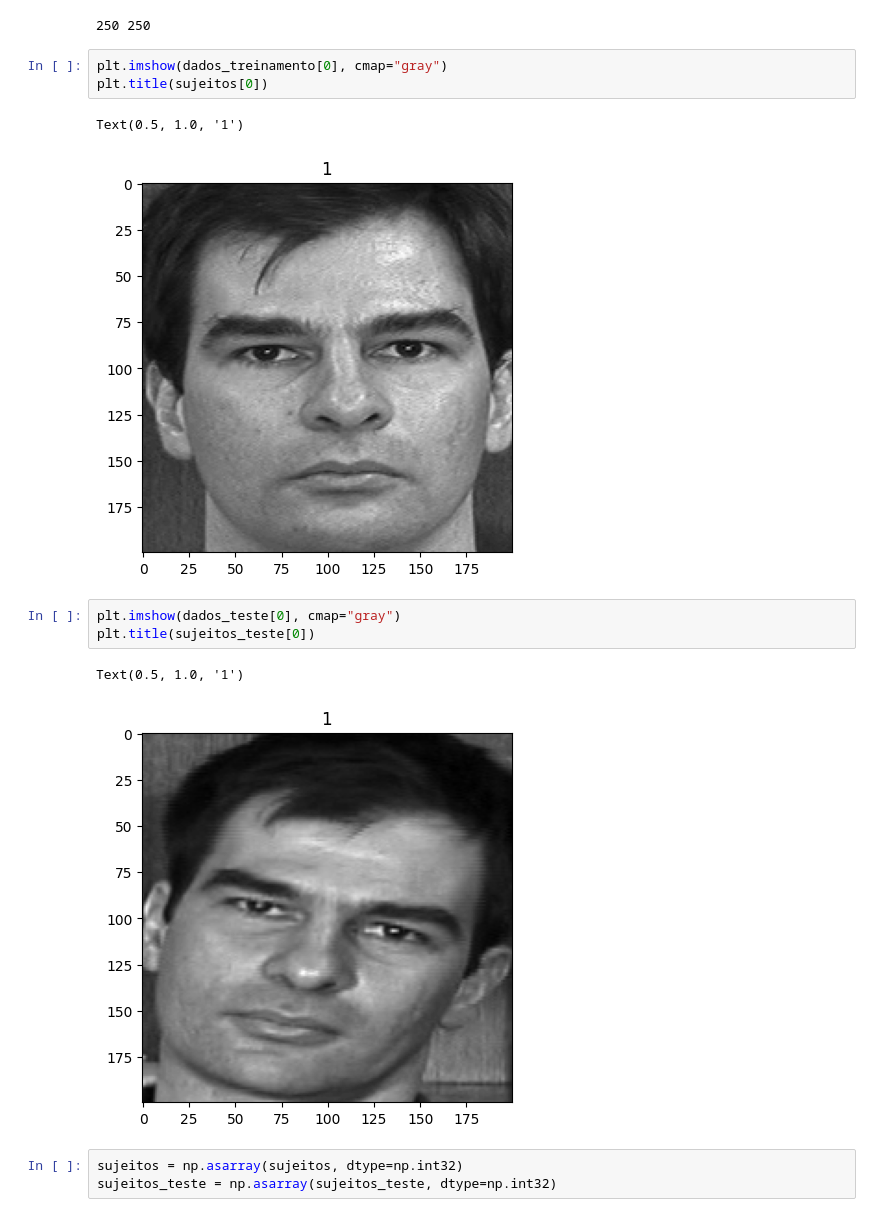
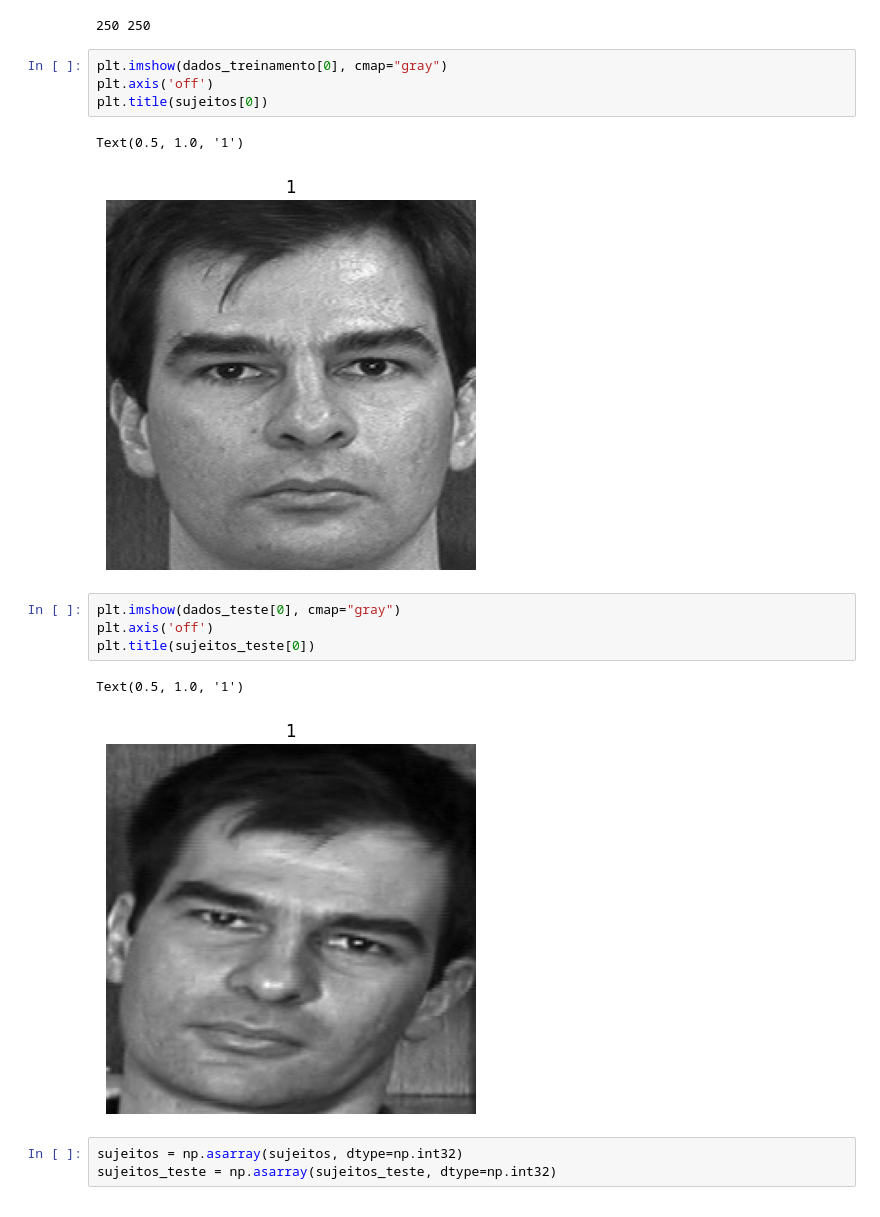
Before and after one commit to goosekiing/analise-e-classificacao-de-faces-visao-computacional-com-opencv, a Jupyter notebook: project-11.ipynb, the cells around one changed output. Drawn from its saved outputs; the diff is of its cells as text.

```diff
--- a/project-11.ipynb
+++ b/project-11.ipynb
@@ -107,16 +110,18 @@ print(len(dados_teste), len(sujeitos_teste))
 250 250
 # %%
 plt.imshow(dados_treinamento[0], cmap="gray")
+plt.axis('off')
 plt.title(sujeitos[0])
 # %% [output]
 Text(0.5, 1.0, '1')
-[figure, old version]
+[figure, new version]
 # %%
 plt.imshow(dados_teste[0], cmap="gray")
+plt.axis('off')
 plt.title(sujeitos_teste[0])
 # %% [output]
 Text(0.5, 1.0, '1')
-[figure, old version]
+[figure, new version]
 # %%
 sujeitos = np.asarray(sujeitos, dtype=np.int32)
 sujeitos_teste = np.asarray(sujeitos_teste, dtype=np.int32)
```
Also changed, not shown: parts of 4 cells of this notebook, 2 other files.
